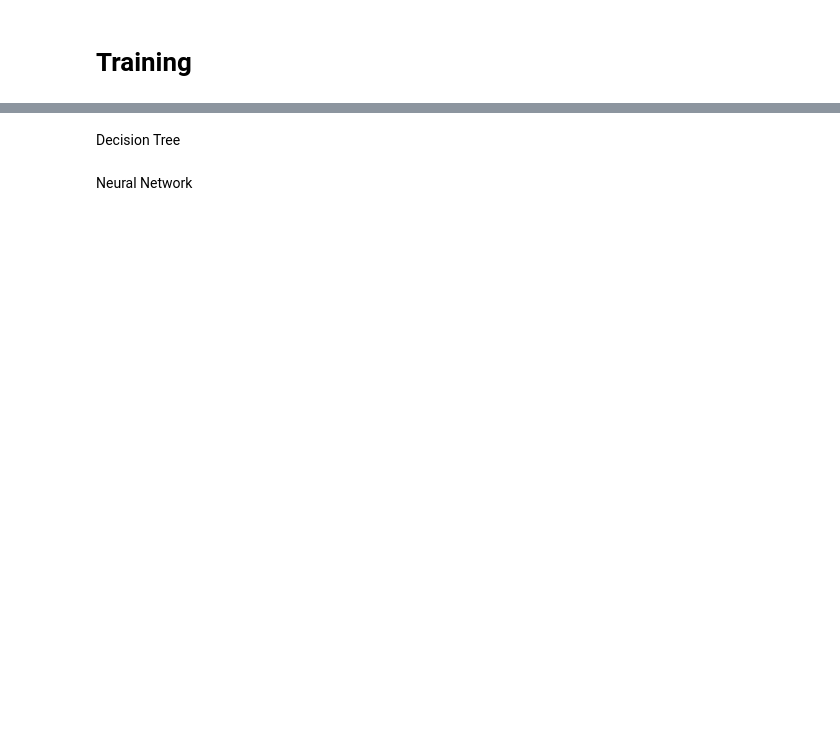
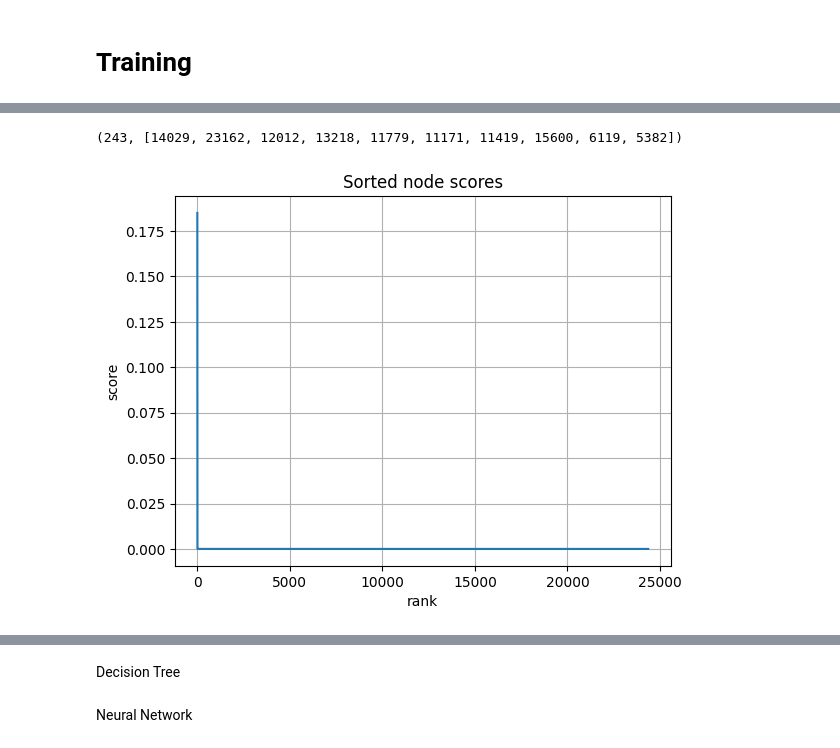
Before and after one commit to marius-ne/CIE_ProjectB_Group13, a Jupyter notebook: Program_B.ipynb, the cells around one changed output, grey strips where cells are left out. Drawn from its saved outputs; the diff is of its cells as text; code cells hidden in the pictures; blank space fills up the shorter version.

```diff
--- a/Program_B.ipynb
+++ b/Program_B.ipynb
@@ -623,0 +851,22 @@ X_train, X_test = standardize(X_train_raw, X_test_raw)
+# %%
+import numpy as np
+import pandas as pd
+import matplotlib.pyplot as plt
+from pathlib import Path
+
+# 必要列检查
+def _assert_cols(df, cols, name="df"):
+    missing = [c for c in cols if c not in df.columns]
+    if missing:
+        raise ValueError(f"{name} 缺少列: {missing}")
+
+base_cols = ["Node Number","time","train_config","load","season","health"]
+_assert_cols(df_sorted, base_cols, "df_sorted")
+_assert_cols(df_sorted, VARIABLE_NAMES, "df_sorted")
+
+# 类型建议（可选）
+df_sorted["Node Number"] = df_sorted["Node Number"].astype(np.int64)
+df_sorted["health"] = df_sorted["health"].astype(np.int8)
+df_sorted["season"] = df_sorted["season"].astype(np.int8)
+df_sorted["load"] = df_sorted["load"].astype(np.int8)
+df_sorted["train_config"] = df_sorted["train_config"].astype(np.int8)
@@ -623,0 +974,10 @@ X_train, X_test = standardize(X_train_raw, X_test_raw)
+# %%
+
+final_scores, scores_by_scenario = compute_imperfect_node_scores(
+    df_sorted,
+    variables=VARIABLE_NAMES,
+    reducer="rms",
+    combine_vars="sum"
+)
+
+final_scores.head(20)
@@ -623,0 +1002,18 @@ X_train, X_test = standardize(X_train_raw, X_test_raw)
+# %%
+# Top 1%
+k = max(1, int(0.01 * len(final_scores)))
+suspects = final_scores.head(k)["Node Number"].tolist()
+k, suspects[:10]
+# %% [output]
+(243, [14029, 23162, 12012, 13218, 11779, 11171, 11419, 15600, 6119, 5382])
+# %%
+# Look at the "inflection point"
+plt.figure()
+plt.plot(final_scores["score"].values)
+plt.title("Sorted node scores")
+plt.xlabel("rank")
+plt.ylabel("score")
+plt.grid(True)
+plt.show()
+# %% [output]
+[figure, added]
```
Also changed, not shown: parts of 43 cells of this notebook.
